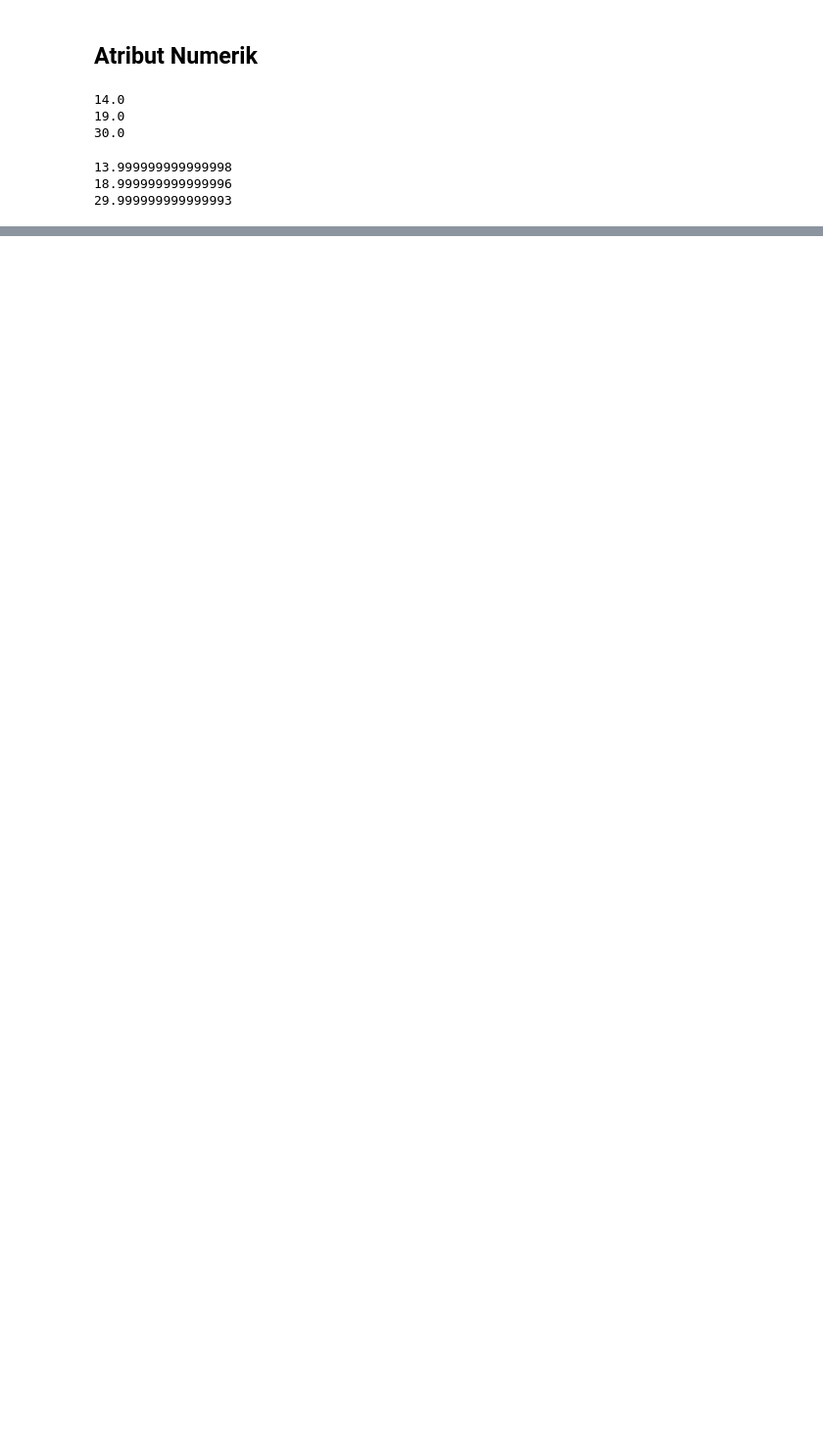
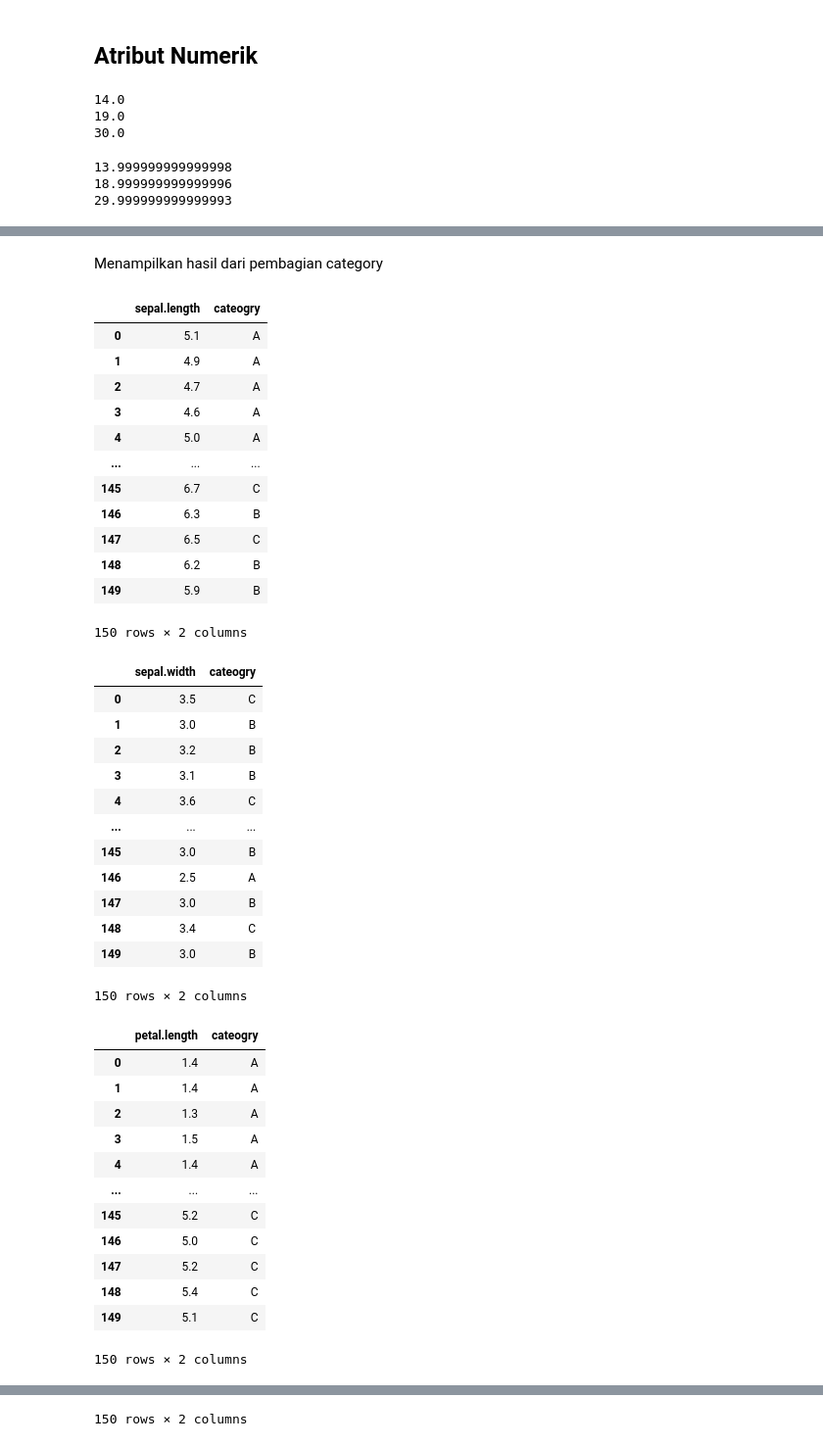
Before and after one commit to masaul/datamining, a Jupyter notebook: _sources/notebooks.ipynb, the cells around one changed output, grey strips where cells are left out. Shown: that part at 98% size. Cells and saved outputs as stored; diff of their text form; code cells hidden in the pictures; blank space fills up the shorter version.

```diff
--- a/_sources/notebooks.ipynb
+++ b/_sources/notebooks.ipynb
@@ -94,0 +220,19 @@ with your book. For more information about this, see [the Jupyter Book documenta
+# %%
+data_sepal_length = dataset2[["sepal.length"]]
+data_sepal_width = dataset2[["sepal.width"]]
+data_petal_length = dataset2[["petal.length"]]
+data_petal_width = dataset2[["petal.width"]]
+# %%
+def qcut(col, k):
+    intervals = pd.qcut(dataset2[col], k).value_counts().index.to_list()
+    return [[interval.left, interval.right] for interval in intervals]
+# %%
+interval_sepal_length = qcut("sepal.length", 3)
+interval_sepal_width = qcut("sepal.width", 3)
+interval_petal_length = qcut("petal.length", 3)
+interval_petal_width = qcut("petal.width", 3)
+
+print("interval sepal.length :", interval_sepal_length)
+print("interval sepal.width  :", interval_sepal_width)
+print("interval petal.length :", interval_petal_length)
+print("interval petal.width  :", interval_petal_width)
@@ -94,0 +244,52 @@ with your book. For more information about this, see [the Jupyter Book documenta
+# %% [markdown]
+Menampilkan hasil dari pembagian category
+# %%
+data_sepal_length["cateogry"] = toCategory(interval_sepal_length, "sepal.length")
+data_sepal_width["cateogry"] = toCategory(interval_sepal_width, "sepal.width")
+data_petal_length["cateogry"] = toCategory(interval_petal_length, "petal.length")
+data_petal_width["cateogry"] = toCategory(interval_petal_width, "petal.width")
+
+display(data_sepal_length)
+display(data_sepal_width)
+display(data_petal_length)
+display(data_petal_width)
+# %% [output]
+|  | sepal.length | cateogry |
+| 0 | 5.1 | A |
+| 1 | 4.9 | A |
+| 2 | 4.7 | A |
+| 3 | 4.6 | A |
+| 4 | 5.0 | A |
+| ... | ... | ... |
+| 145 | 6.7 | C |
+| 146 | 6.3 | B |
+| 147 | 6.5 | C |
+| 148 | 6.2 | B |
+| 149 | 5.9 | B |
+150 rows × 2 columns
+|  | sepal.width | cateogry |
+| 0 | 3.5 | C |
+| 1 | 3.0 | B |
+| 2 | 3.2 | B |
+| 3 | 3.1 | B |
+| 4 | 3.6 | C |
+| ... | ... | ... |
+| 145 | 3.0 | B |
+| 146 | 2.5 | A |
+| 147 | 3.0 | B |
+| 148 | 3.4 | C |
+| 149 | 3.0 | B |
+150 rows × 2 columns
+|  | petal.length | cateogry |
+| 0 | 1.4 | A |
+| 1 | 1.4 | A |
+| 2 | 1.3 | A |
+| 3 | 1.5 | A |
+| 4 | 1.4 | A |
+| ... | ... | ... |
+| 145 | 5.2 | C |
+| 146 | 5.0 | C |
+| 147 | 5.2 | C |
+| 148 | 5.4 | C |
+| 149 | 5.1 | C |
+150 rows × 2 columns
@@ -94,0 +308 @@ with your book. For more information about this, see [the Jupyter Book documenta
+150 rows × 2 columns
```
Also changed, not shown: parts of 50 cells of this notebook, 6 other files.
